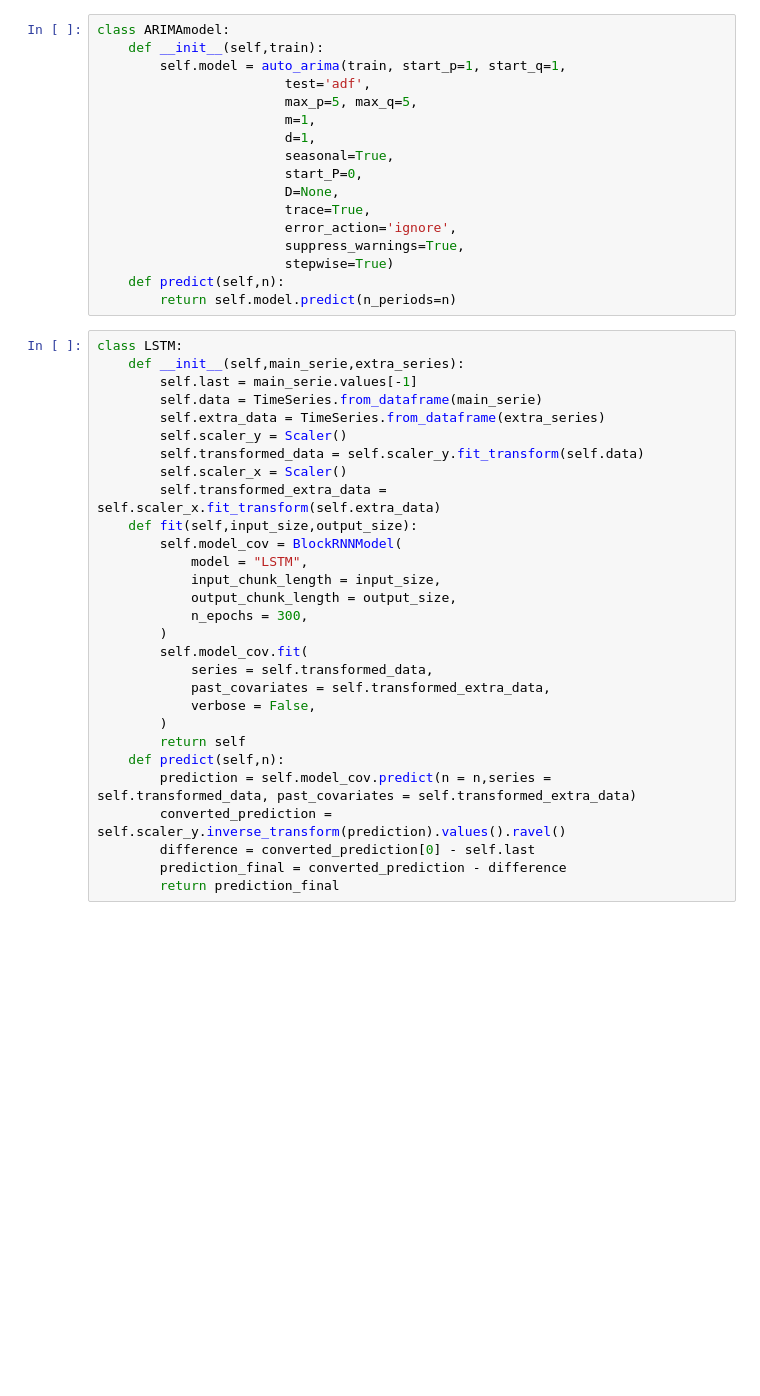
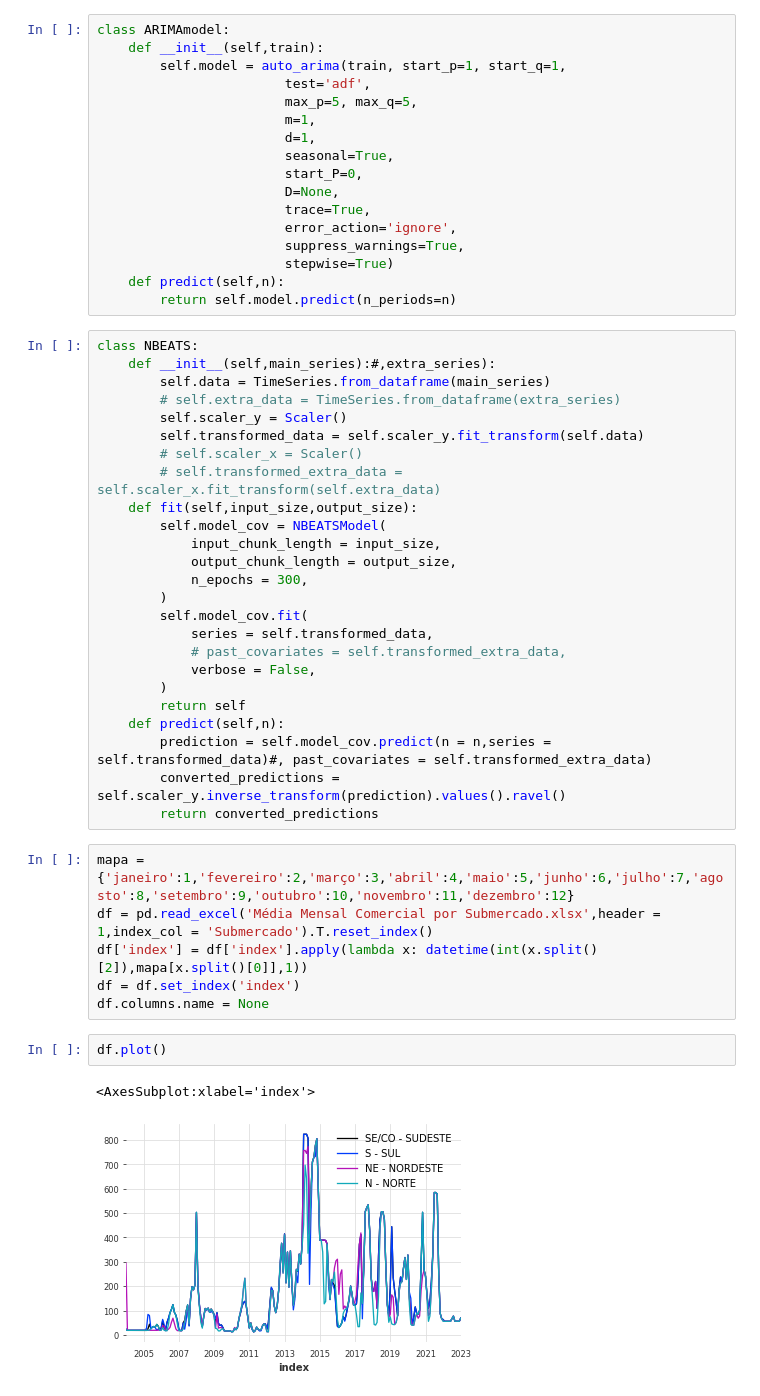
Before and after one commit to aruasouza/CTG, a Jupyter notebook: energy.ipynb, the cells around one changed output. Cells and saved outputs as stored; diff of their text form; blank space fills up the shorter version.

```diff
--- a/energy.ipynb
+++ b/energy.ipynb
@@ -48,31 +58,38 @@ class ARIMAmodel:
     def predict(self,n):
         return self.model.predict(n_periods=n)
 # %%
-class LSTM:
-    def __init__(self,main_serie,extra_series):
-        self.last = main_serie.values[-1]
-        self.data = TimeSeries.from_dataframe(main_serie)
-        self.extra_data = TimeSeries.from_dataframe(extra_series)
+class NBEATS:
+    def __init__(self,main_series):#,extra_series):
+        self.data = TimeSeries.from_dataframe(main_series)
+        # self.extra_data = TimeSeries.from_dataframe(extra_series)
         self.scaler_y = Scaler()
         self.transformed_data = self.scaler_y.fit_transform(self.data)
-        self.scaler_x = Scaler()
-        self.transformed_extra_data = self.scaler_x.fit_transform(self.extra_data)
+        # self.scaler_x = Scaler()
+        # self.transformed_extra_data = self.scaler_x.fit_transform(self.extra_data)
     def fit(self,input_size,output_size):
-        self.model_cov = BlockRNNModel(
-            model = "LSTM",
+        self.model_cov = NBEATSModel(
             input_chunk_length = input_size,
             output_chunk_length = output_size,
             n_epochs = 300,
         )
         self.model_cov.fit(
             series = self.transformed_data,
-            past_covariates = self.transformed_extra_data,
+            # past_covariates = self.transformed_extra_data,
             verbose = False,
         )
         return self
     def predict(self,n):
-        prediction = self.model_cov.predict(n = n,series = self.transformed_data, past_covariates = self.transformed_extra_data)
-        converted_prediction = self.scaler_y.inverse_transform(prediction).values().ravel()
-        difference = converted_prediction[0] - self.last
-        prediction_final = converted_prediction - difference
-        return prediction_final
+        prediction = self.model_cov.predict(n = n,series = self.transformed_data)#, past_covariates = self.transformed_extra_data)
+        converted_predictions = self.scaler_y.inverse_transform(prediction).values().ravel()
+        return converted_predictions
+# %%
+mapa = {'janeiro':1,'fevereiro':2,'março':3,'abril':4,'maio':5,'junho':6,'julho':7,'agosto':8,'setembro':9,'outubro':10,'novembro':11,'dezembro':12}
+df = pd.read_excel('Média Mensal Comercial por Submercado.xlsx',header = 1,index_col = 'Submercado').T.reset_index()
+df['index'] = df['index'].apply(lambda x: datetime(int(x.split()[2]),mapa[x.split()[0]],1))
+df = df.set_index('index')
+df.columns.name = None
+# %%
+df.plot()
+# %% [output]
+<AxesSubplot:xlabel='index'>
+[figure, added]
```
Also changed, not shown: parts of 14 cells of this notebook, 4 other files.
